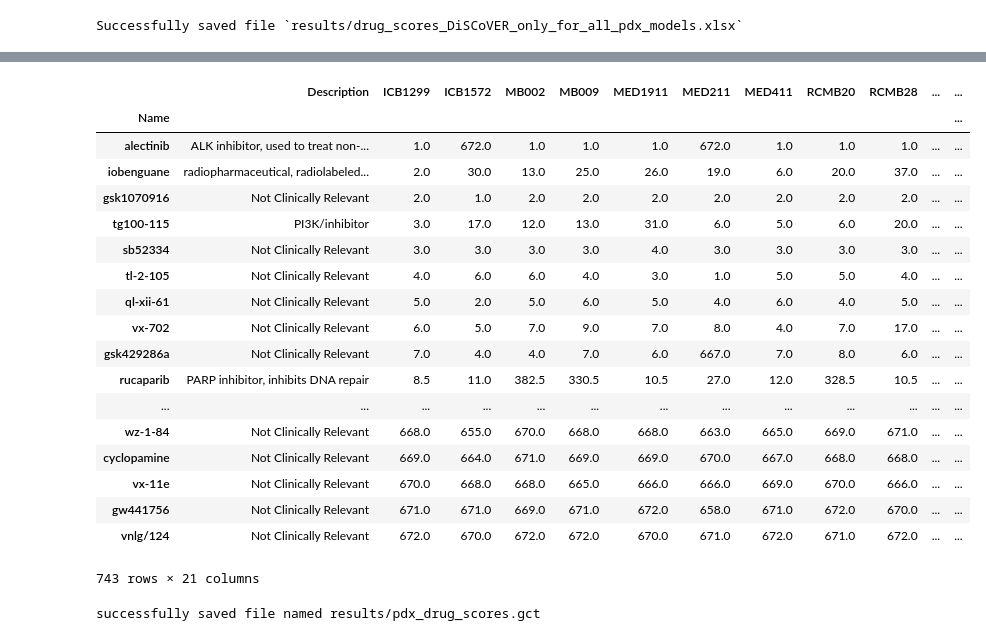
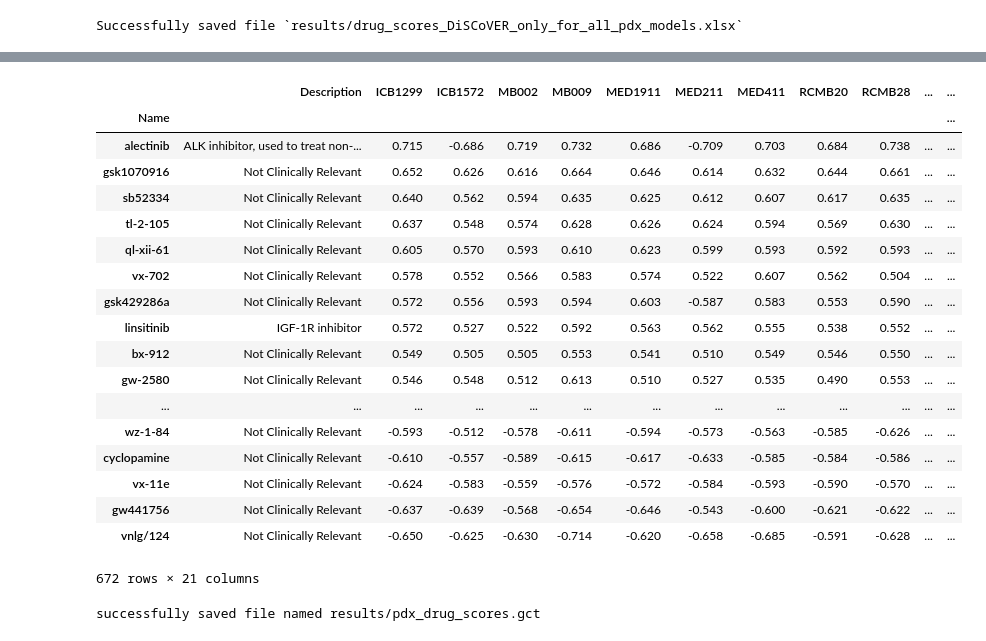
Before and after one commit to edjuaro/pdx-hts, a Jupyter notebook: Notebooks/step_3-post_process_DiSCoVER_results.ipynb, the cells around one changed output, grey strips where cells are left out. Saved outputs shown, nothing was run; the diff lists cells and outputs as text; code cells hidden in the pictures.

```diff
--- a/Notebooks/step_3-post_process_DiSCoVER_results.ipynb
+++ b/Notebooks/step_3-post_process_DiSCoVER_results.ipynb
@@ -205,33 +219,33 @@ writer = pd.ExcelWriter('results/drug_ranks_for_all_pdx_models.xlsx', engine='xl
 
 first_PDX = True
 for pdx_id in metadata['PDX_ID']:
-    temp_df = pd.read_csv(f'patients/{pdx_id}/{pdx_id}_combined_DISCoVER_and_CMap_results.csv', index_col=0)
+    temp_df = pd.read_csv(f'patients/{pdx_id}/{pdx_id}_formated_DISCoVER_results.csv', index_col=0)
     if first_PDX:
-        pdx_df = temp_df[['MoA','drug']]
+        pdx_df = temp_df[['moa','drug']]
         first_PDX = False
-    pdx_df.insert(column=pdx_id,value=temp_df['Average rank'],allow_duplicates=False,loc=len(pdx_df.columns))
-pdx_df.to_excel(writer,sheet_name='ranks')
+    pdx_df.insert(column=pdx_id,value=temp_df['score'],allow_duplicates=False,loc=len(pdx_df.columns))
+pdx_df.to_excel(writer,sheet_name='DiSCoVER_scores')
 
 first_PDX = True
 for pdx_id in metadata['PDX_ID']:
-    temp_df = pd.read_csv(f'patients/{pdx_id}/{pdx_id}_combined_DISCoVER_and_CMap_results.csv', index_col=0)
+    temp_df = pd.read_csv(f'patients/{pdx_id}/{pdx_id}_formated_DISCoVER_results.csv', index_col=0)
     temp_df.to_excel(writer,sheet_name=pdx_id)
     if first_PDX:
-        new_df = temp_df[['MoA','drug']]
+        new_df = temp_df[['moa','drug']]
         first_PDX = False
-    col = 'DiSCoVER'
+    col = 'GDSC'
     new_df.insert(column=pdx_id+'_'+col,value=temp_df[col],allow_duplicates=False,loc=len(new_df.columns))
-    col = 'DiSCoVER rank'
+    col = 'CTRP'
     new_df.insert(column=pdx_id+'_'+col,value=temp_df[col],allow_duplicates=False,loc=len(new_df.columns))
-    col = 'CMAP'
+    col = 'CCLE'
     new_df.insert(column=pdx_id+'_'+col,value=temp_df[col],allow_duplicates=False,loc=len(new_df.columns))
-    col = 'CMAP rank'
+    col = 'evidence'
     new_df.insert(column=pdx_id+'_'+col,value=temp_df[col],allow_duplicates=False,loc=len(new_df.columns))
-    col = 'Average rank'
+    col = 'score'
     new_df.insert(column=pdx_id+'_'+col,value=temp_df[col],allow_duplicates=False,loc=len(new_df.columns))
-new_df.to_excel(writer,sheet_name='all_data')
+new_df.to_excel(writer,sheet_name='DiSCoVER_all_data')
 
 
 writer.save()
-print(f"Successfully saved file `{'results/drug_ranks_for_all_pdx_models.xlsx'}`")
+print(f"Successfully saved file `{'results/DiSCoVER_results_for_all_pdx_models.xlsx'}`")
 # %% [output]
@@ -239,27 +253,27 @@ Successfully saved file `results/drug_ranks_for_all_pdx_models.xlsx`
 # %%
 # This drops non-ascii symbols from the Mechanism of Action -- not always advisable, but we have backup descriptions
-pdx_df['MoA'] = pdx_df['MoA'].apply(lambda x: str(x).encode('ascii', 'ignore').decode('ascii'))
+pdx_df['moa'] = pdx_df['moa'].apply(lambda x: str(x).encode('ascii', 'ignore').decode('ascii'))
 # %%
-pdx_df.drop(['drug'],inplace=False,axis=1).rename(columns={"MoA": "Description"},inplace=False).rename_axis('Name',inplace=False)
+pdx_df.drop(['drug'],inplace=False,axis=1).rename(columns={"moa": "Description"},inplace=False).rename_axis('Name',inplace=False)
 # %% [output]
 |  | Description | ICB1299 | ICB1572 | MB002 | MB009 | MED1911 | MED211 | MED411 | RCMB20 | RCMB28 | ... | ... |
 | Name |  |  |  |  |  |  |  |  |  |  |  | ... |
-| alectinib | ALK inhibitor, used to treat non-... | 1.0 | 672.0 | 1.0 | 1.0 | 1.0 | 672.0 | 1.0 | 1.0 | 1.0 | ... | ... |
-| iobenguane | radiopharmaceutical, radiolabeled... | 2.0 | 30.0 | 13.0 | 25.0 | 26.0 | 19.0 | 6.0 | 20.0 | 37.0 | ... | ... |
-| gsk1070916 | Not Clinically Relevant | 2.0 | 1.0 | 2.0 | 2.0 | 2.0 | 2.0 | 2.0 | 2.0 | 2.0 | ... | ... |
-| tg100-115 | PI3K/inhibitor | 3.0 | 17.0 | 12.0 | 13.0 | 31.0 | 6.0 | 5.0 | 6.0 | 20.0 | ... | ... |
-| sb52334 | Not Clinically Relevant | 3.0 | 3.0 | 3.0 | 3.0 | 4.0 | 3.0 | 3.0 | 3.0 | 3.0 | ... | ... |
-| tl-2-105 | Not Clinically Relevant | 4.0 | 6.0 | 6.0 | 4.0 | 3.0 | 1.0 | 5.0 | 5.0 | 4.0 | ... | ... |
-| ql-xii-61 | Not Clinically Relevant | 5.0 | 2.0 | 5.0 | 6.0 | 5.0 | 4.0 | 6.0 | 4.0 | 5.0 | ... | ... |
-| vx-702 | Not Clinically Relevant | 6.0 | 5.0 | 7.0 | 9.0 | 7.0 | 8.0 | 4.0 | 7.0 | 17.0 | ... | ... |
-| gsk429286a | Not Clinically Relevant | 7.0 | 4.0 | 4.0 | 7.0 | 6.0 | 667.0 | 7.0 | 8.0 | 6.0 | ... | ... |
-| rucaparib | PARP inhibitor, inhibits DNA repair | 8.5 | 11.0 | 382.5 | 330.5 | 10.5 | 27.0 | 12.0 | 328.5 | 10.5 | ... | ... |
+| alectinib | ALK inhibitor, used to treat non-... | 0.715 | -0.686 | 0.719 | 0.732 | 0.686 | -0.709 | 0.703 | 0.684 | 0.738 | ... | ... |
+| gsk1070916 | Not Clinically Relevant | 0.652 | 0.626 | 0.616 | 0.664 | 0.646 | 0.614 | 0.632 | 0.644 | 0.661 | ... | ... |
+| sb52334 | Not Clinically Relevant | 0.640 | 0.562 | 0.594 | 0.635 | 0.625 | 0.612 | 0.607 | 0.617 | 0.635 | ... | ... |
+| tl-2-105 | Not Clinically Relevant | 0.637 | 0.548 | 0.574 | 0.628 | 0.626 | 0.624 | 0.594 | 0.569 | 0.630 | ... | ... |
+| ql-xii-61 | Not Clinically Relevant | 0.605 | 0.570 | 0.593 | 0.610 | 0.623 | 0.599 | 0.593 | 0.592 | 0.593 | ... | ... |
+| vx-702 | Not Clinically Relevant | 0.578 | 0.552 | 0.566 | 0.583 | 0.574 | 0.522 | 0.607 | 0.562 | 0.504 | ... | ... |
+| gsk429286a | Not Clinically Relevant | 0.572 | 0.556 | 0.593 | 0.594 | 0.603 | -0.587 | 0.583 | 0.553 | 0.590 | ... | ... |
+| linsitinib | IGF-1R inhibitor | 0.572 | 0.527 | 0.522 | 0.592 | 0.563 | 0.562 | 0.555 | 0.538 | 0.552 | ... | ... |
+| bx-912 | Not Clinically Relevant | 0.549 | 0.505 | 0.505 | 0.553 | 0.541 | 0.510 | 0.549 | 0.546 | 0.550 | ... | ... |
+| gw-2580 | Not Clinically Relevant | 0.546 | 0.548 | 0.512 | 0.613 | 0.510 | 0.527 | 0.535 | 0.490 | 0.553 | ... | ... |
 | ... | ... | ... | ... | ... | ... | ... | ... | ... | ... | ... | ... | ... |
-| wz-1-84 | Not Clinically Relevant | 668.0 | 655.0 | 670.0 | 668.0 | 668.0 | 663.0 | 665.0 | 669.0 | 671.0 | ... | ... |
-| cyclopamine | Not Clinically Relevant | 669.0 | 664.0 | 671.0 | 669.0 | 669.0 | 670.0 | 667.0 | 668.0 | 668.0 | ... | ... |
-| vx-11e | Not Clinically Relevant | 670.0 | 668.0 | 668.0 | 665.0 | 666.0 | 666.0 | 669.0 | 670.0 | 666.0 | ... | ... |
-| gw441756 | Not Clinically Relevant | 671.0 | 671.0 | 669.0 | 671.0 | 672.0 | 658.0 | 671.0 | 672.0 | 670.0 | ... | ... |
-| vnlg/124 | Not Clinically Relevant | 672.0 | 670.0 | 672.0 | 672.0 | 670.0 | 671.0 | 672.0 | 671.0 | 672.0 | ... | ... |
+| wz-1-84 | Not Clinically Relevant | -0.593 | -0.512 | -0.578 | -0.611 | -0.594 | -0.573 | -0.563 | -0.585 | -0.626 | ... | ... |
+| cyclopamine | Not Clinically Relevant | -0.610 | -0.557 | -0.589 | -0.615 | -0.617 | -0.633 | -0.585 | -0.584 | -0.586 | ... | ... |
+| vx-11e | Not Clinically Relevant | -0.624 | -0.583 | -0.559 | -0.576 | -0.572 | -0.584 | -0.593 | -0.590 | -0.570 | ... | ... |
+| gw441756 | Not Clinically Relevant | -0.637 | -0.639 | -0.568 | -0.654 | -0.646 | -0.543 | -0.600 | -0.621 | -0.622 | ... | ... |
+| vnlg/124 | Not Clinically Relevant | -0.650 | -0.625 | -0.630 | -0.714 | -0.620 | -0.658 | -0.685 | -0.591 | -0.628 | ... | ... |
-743 rows × 21 columns
+672 rows × 21 columns
 # %%
 # Save a GCT file with these results
```
Also changed, not shown: parts of 12 cells of this notebook, 27 other files.
